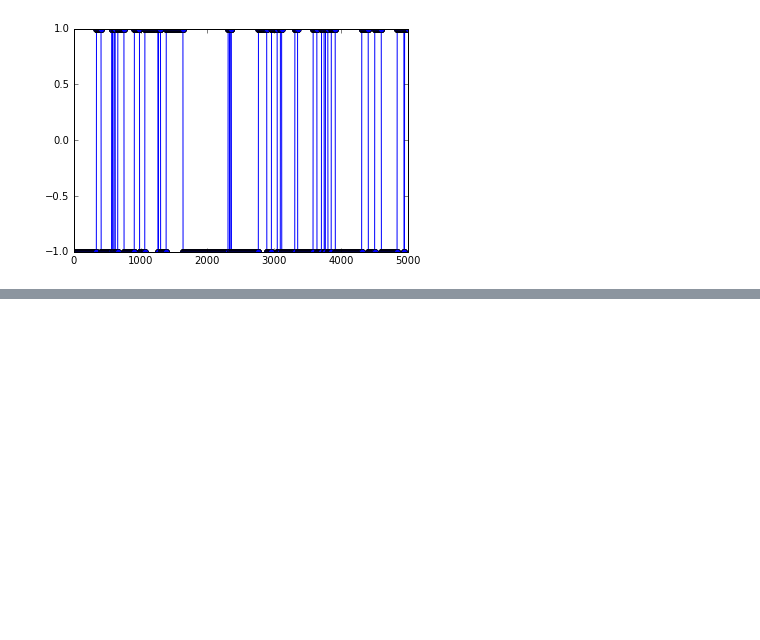
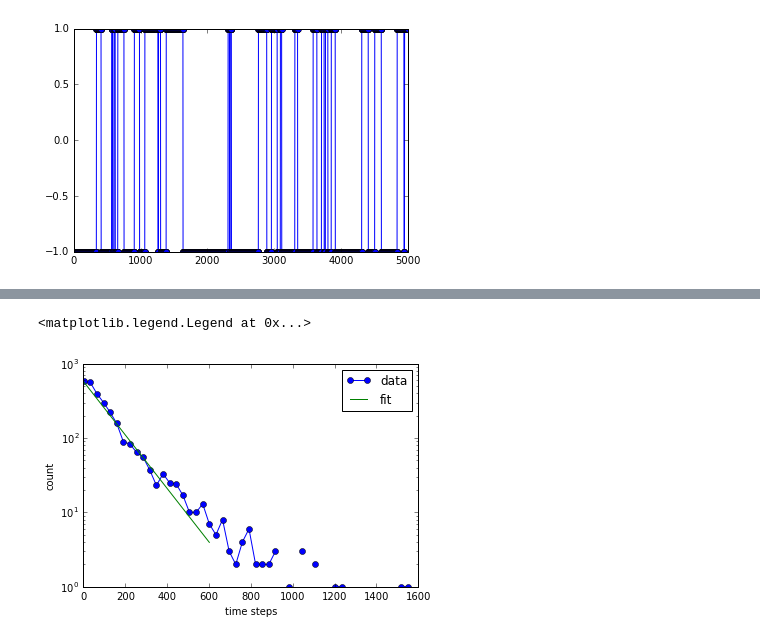
Before and after one commit to Kevin-Sean-Chen/Biophysics, a Jupyter notebook: Bacteria_behavior.ipynb, the cells around one changed output, grey strips where cells are left out. Drawn from its saved outputs; the diff is of its cells as text; code cells hidden in the pictures; blank space fills up the shorter version.

```diff
--- a/Bacteria_behavior.ipynb
+++ b/Bacteria_behavior.ipynb
@@ -48 +59,10 @@ aa,bb = np.histogram(inter,bins=50);
+# %%
+plt.semilogy(bb[:-1],aa,'-o',label='data')
+plt.semilogy(bb[:20],max(aa)*np.exp(res[0]*bb[:20]),label='fit')  #cut for finite data on log-plot
+plt.xlabel('time steps')
+plt.ylabel('count')
+plt.legend()
+# %% [output]
+<matplotlib.legend.Legend at 0x...>
+[figure, added]
 # %%
```
Also changed, not shown: parts of 6 cells of this notebook.
